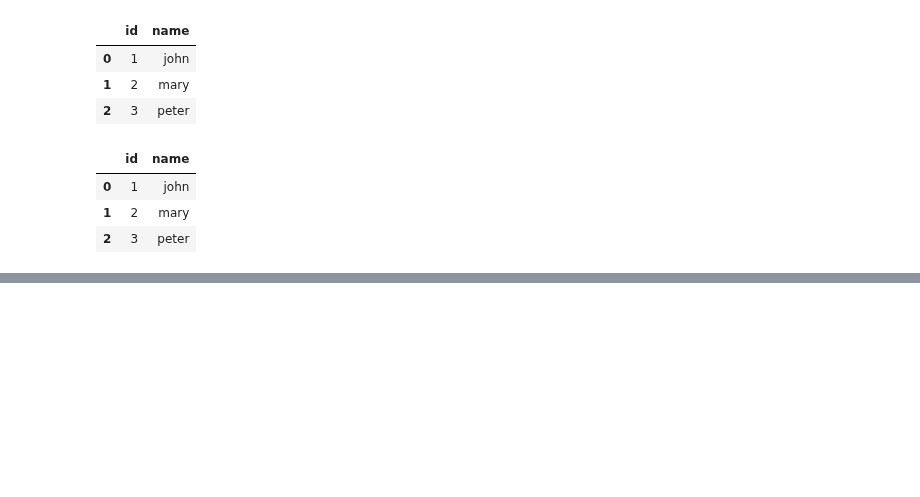
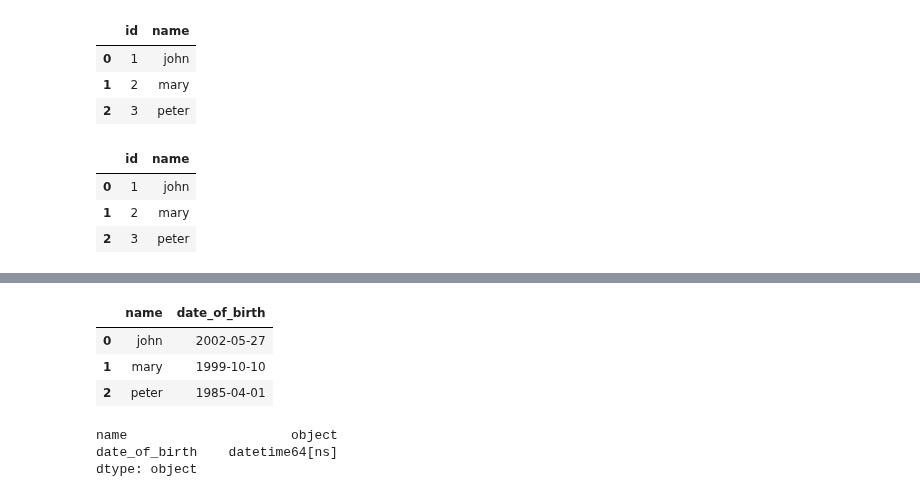
Before and after one commit to queirozfcom/python-sandbox, a Jupyter notebook: pandas-dataframe-by-example/sandbox.ipynb, the cells around one changed output, grey strips where cells are left out. Cells and saved outputs as stored; diff of their text form; code cells hidden in the pictures; blank space fills up the shorter version.

```diff
--- a/pandas-dataframe-by-example/sandbox.ipynb
+++ b/pandas-dataframe-by-example/sandbox.ipynb
@@ -383,0 +399,14 @@ new_df
+# %%
+df['date_of_birth']=pd.to_datetime(new_df['date_of_birth'],format='%d/%m/%Y')
+df
+# %% [output]
+|  | name | date_of_birth |
+| 0 | john | 2002-05-27 |
+| 1 | mary | 1999-10-10 |
+| 2 | peter | 1985-04-01 |
+# %%
+df.dtypes
+# %% [output]
+name                     object
+date_of_birth    datetime64[ns]
+dtype: object
```
Also changed, not shown: parts of 4 cells of this notebook, 19 other files.
